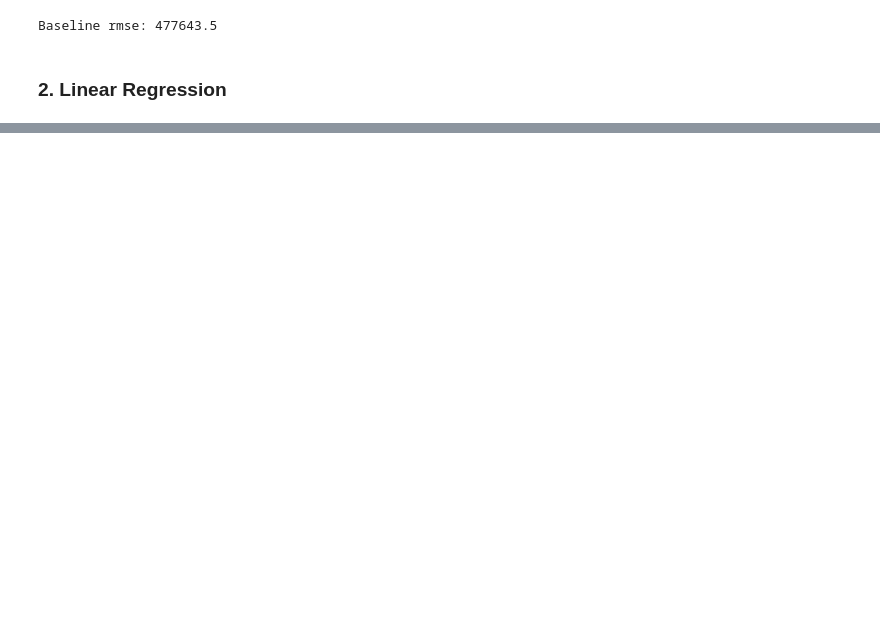
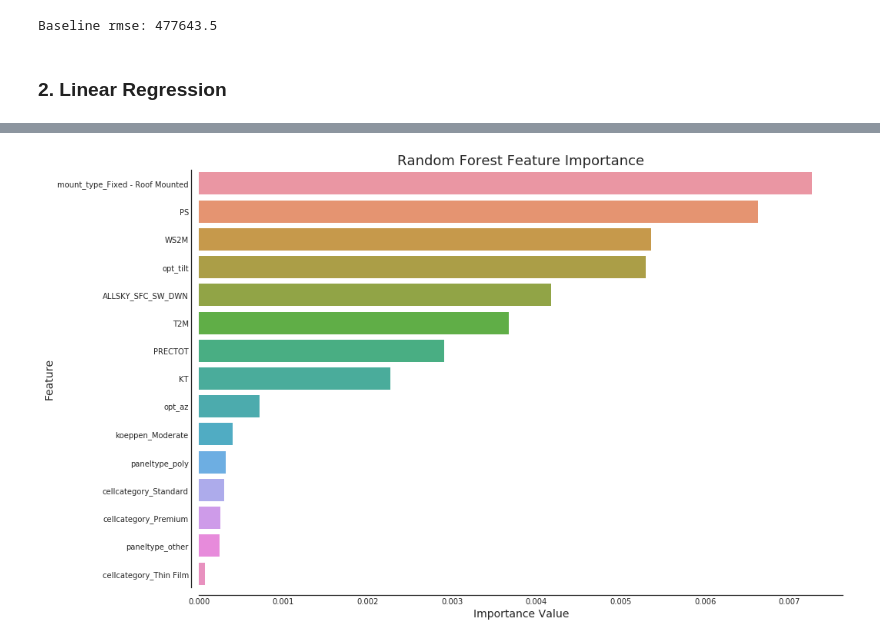
Before and after one commit to matchdutoit/Solar-PV-Outout-Predictor, a Jupyter notebook: Master.ipynb, the cells around one changed output, grey strips where cells are left out. Saved outputs shown, nothing was run; the diff lists cells and outputs as text; code cells hidden in the pictures; blank space fills up the shorter version.

```diff
--- a/Master.ipynb
+++ b/Master.ipynb
@@ -255,0 +498,16 @@ X = df
+# %%
+feature_imports = pd.DataFrame({
+    'feature': X.columns,
+    'importance': rf.feature_importances_
+})
+
+feature_imports.sort_values('importance', inplace=True, ascending=False)
+plt.figure(figsize=(15,10))
+sns.barplot(x=feature_imports.importance.tail(15), y=feature_imports.feature.tail(15), orient='h')
+sns.set_style('white')
+sns.despine(offset=10, trim=False)
+plt.title('Random Forest Feature Importance', fontsize='18')
+plt.xlabel('Importance Value',fontsize='14')
+plt.ylabel('Feature',fontsize='14');
+# %% [output]
+[figure, added]
```
Also changed, not shown: parts of 26 cells of this notebook, 1 other file.
